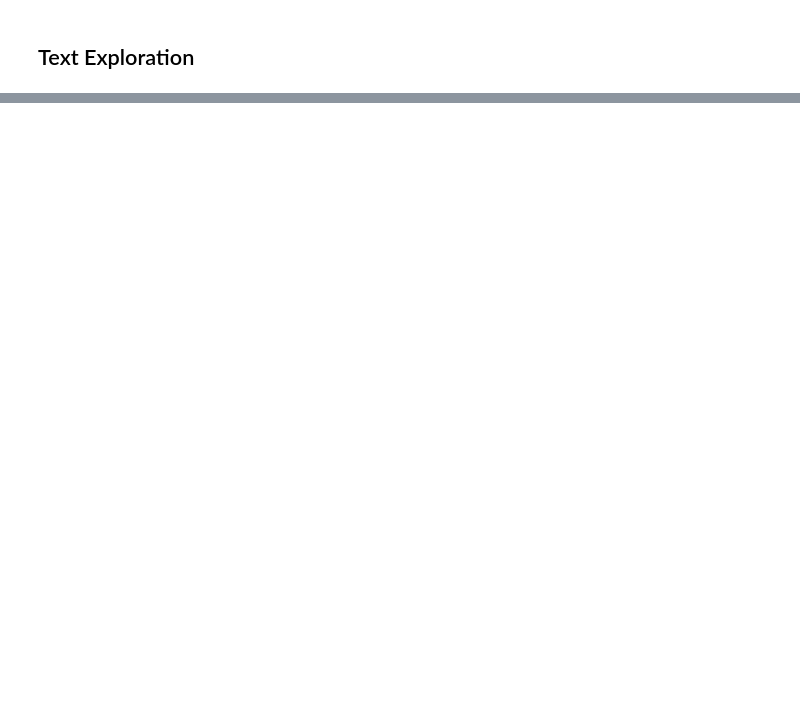
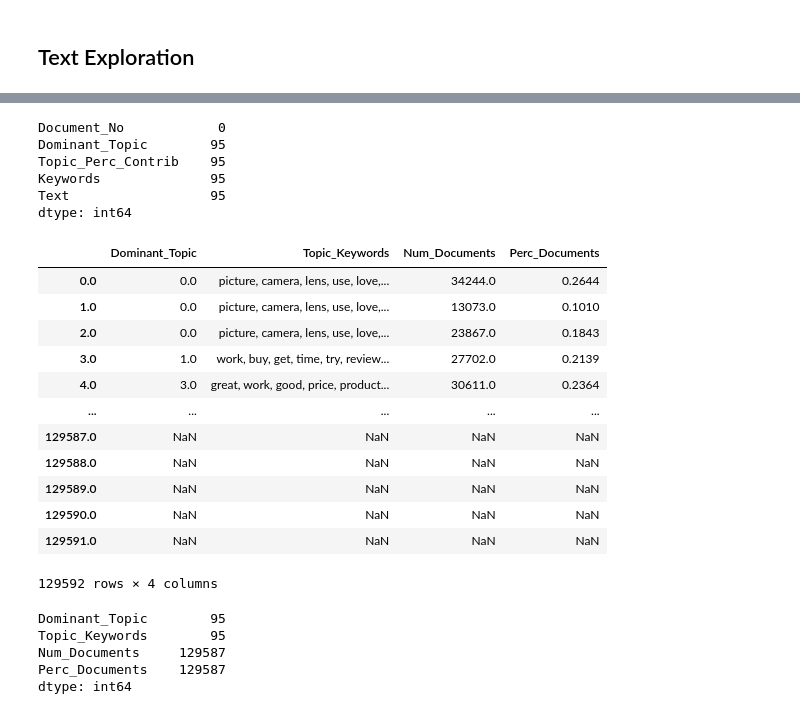
Before and after one commit to whyyoutoo/Sentiment_Classification_for_Amazon_Product_Reviews, a Jupyter notebook: EDA.ipynb, the cells around one changed output, grey strips where cells are left out. Cells and saved outputs as stored; diff of their text form; code cells hidden in the pictures; blank space fills up the shorter version.

```diff
--- a/EDA.ipynb
+++ b/EDA.ipynb
@@ -352,0 +656,49 @@ vis
+# %%
+df_dominant_topic.isna().sum()
+# %% [output]
+Document_No            0
+Dominant_Topic        95
+Topic_Perc_Contrib    95
+Keywords              95
+Text                  95
+dtype: int64
+# %%
+# Number of Documents for Each Topic
+topic_counts = df_topic_sents_keywords['Dominant_Topic'].value_counts()
+
+# Percentage of Documents for Each Topic
+topic_contribution = round(topic_counts/topic_counts.sum(), 4)
+
+# Topic Number and Keywords
+topic_num_keywords = df_topic_sents_keywords[['Dominant_Topic', 'Topic_Keywords']]
+
+# Concatenate Column wise
+df_dominant_topics = pd.concat([topic_num_keywords, topic_counts, topic_contribution], axis=1)
+
+# Change Column names
+df_dominant_topics.columns = ['Dominant_Topic', 'Topic_Keywords', 'Num_Documents', 'Perc_Documents']
+
+# Show
+df_dominant_topics
+# %% [output]
+|  | Dominant_Topic | Topic_Keywords | Num_Documents | Perc_Documents |
+| 0.0 | 0.0 | picture, camera, lens, use, love,... | 34244.0 | 0.2644 |
+| 1.0 | 0.0 | picture, camera, lens, use, love,... | 13073.0 | 0.1010 |
+| 2.0 | 0.0 | picture, camera, lens, use, love,... | 23867.0 | 0.1843 |
+| 3.0 | 1.0 | work, buy, get, time, try, review... | 27702.0 | 0.2139 |
+| 4.0 | 3.0 | great, work, good, price, product... | 30611.0 | 0.2364 |
+| ... | ... | ... | ... | ... |
+| 129587.0 | NaN | NaN | NaN | NaN |
+| 129588.0 | NaN | NaN | NaN | NaN |
+| 129589.0 | NaN | NaN | NaN | NaN |
+| 129590.0 | NaN | NaN | NaN | NaN |
+| 129591.0 | NaN | NaN | NaN | NaN |
+129592 rows × 4 columns
+# %%
+df_dominant_topics.isna().sum()
+# %% [output]
+Dominant_Topic        95
+Topic_Keywords        95
+Num_Documents     129587
+Perc_Documents    129587
+dtype: int64
```
Also changed, not shown: parts of 45 cells of this notebook.
